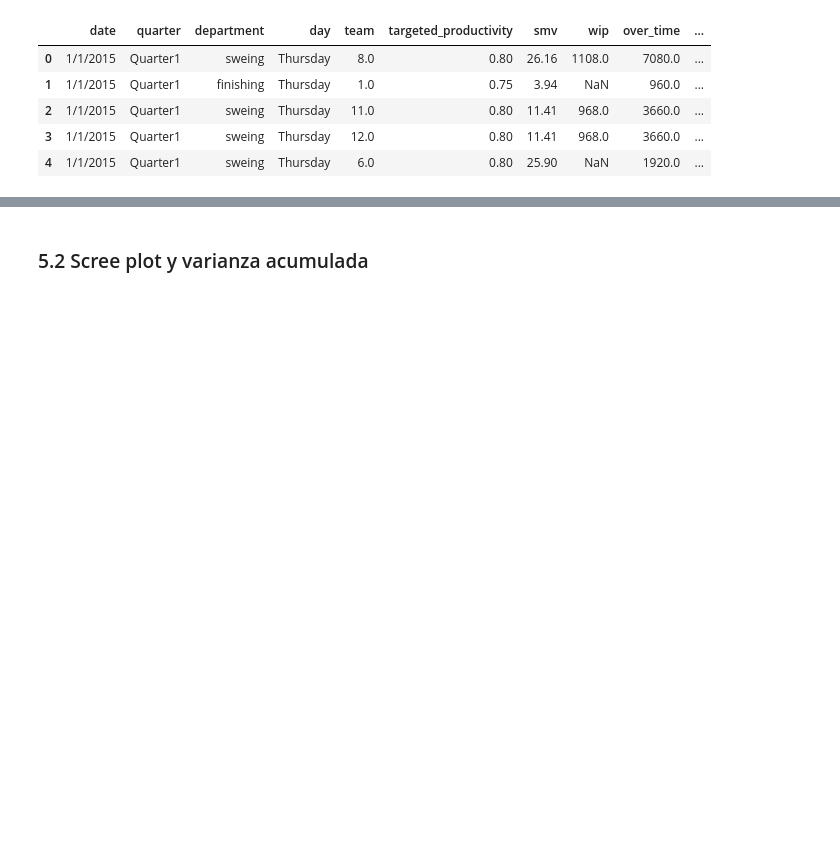
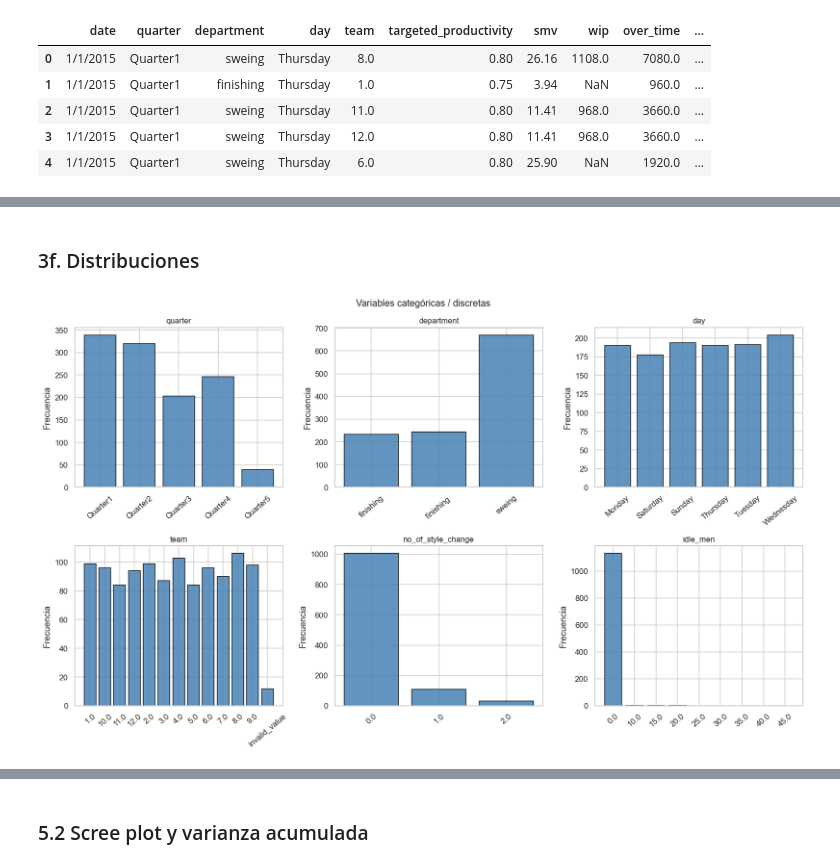
Before and after one commit to FacundoSansalone/Analisis-de-datos, a Jupyter notebook: entrega_final/Proyecto_Final.ipynb, the cells around one changed output, grey strips where cells are left out. Cells and saved outputs as stored; diff of their text form; code cells hidden in the pictures; blank space fills up the shorter version.

```diff
--- a/entrega_final/Proyecto_Final.ipynb
+++ b/entrega_final/Proyecto_Final.ipynb
@@ -591,22 +174,0 @@ que usaremos luego para PCA y los modelos.
-# %%
-vars_normalizar = ['smv','wip','over_time','incentive',
-                   'idle_time','idle_men','no_of_workers','no_of_style_change']
-
-df_minmax = df_clean.copy()
-df_minmax[vars_normalizar] = MinMaxScaler().fit_transform(df_clean[vars_normalizar])
-
-df_standard = df_clean.copy()
-df_standard[vars_normalizar] = StandardScaler().fit_transform(df_clean[vars_normalizar])
-
-vars_mostrar = ['smv','over_time','incentive','no_of_workers']
-fig, axes = plt.subplots(3, 4, figsize=(18, 12))
-cfg = [('Original', df_clean, 'gray'),
-       ('Min-Max [0,1]', df_minmax, 'steelblue'),
-       ('Z-score (media=0)', df_standard, 'darkorange')]
-for fila, (titulo, ds, color) in enumerate(cfg):
-    for j, col in enumerate(vars_mostrar):
-        axes[fila,j].hist(ds[col].dropna(), bins=25, color=color, edgecolor='black', alpha=0.8)
-        axes[fila,j].set_title(f'{col}\n{titulo}', fontsize=9)
-plt.suptitle('Comparacion: Original vs Min-Max vs Z-score', fontsize=14)
-plt.tight_layout()
-plt.show()
@@ -684,0 +249,8 @@ Varianza explicada por componente:
+# %%
+# team incluida: es categórica (etiquetas sin orden)
+vars_cat = ['quarter','department','day','team','no_of_style_change']
+for col in vars_cat:
+    cnt = df[col].value_counts(dropna=True).sort_index()
+    print(f'--- {col} ({len(cnt)} valores únicos) ---')
+    print(cnt.to_frame('Frecuencia').T)
+    print()
@@ -684,0 +275,16 @@ Varianza explicada por componente:
+# %% [markdown]
+### 3f. Distribuciones
+# %%
+fig, axes = plt.subplots(2, 3, figsize=(15, 9))
+axes = axes.flatten()
+for i, col in enumerate(['quarter','department','day','team','no_of_style_change','idle_men']):
+    cnt = df[col].value_counts().sort_index()
+    axes[i].bar(cnt.index.astype(str), cnt.values, color='steelblue', edgecolor='black', alpha=0.85)
+    axes[i].set_title(f'{col}', fontsize=11)
+    axes[i].set_ylabel('Frecuencia')
+    axes[i].tick_params(axis='x', rotation=40)
+plt.suptitle('Variables categóricas / discretas', fontsize=13)
+plt.tight_layout()
+plt.show()
+# %% [output]
+[figure, added]
```
Also changed, not shown: parts of 125 cells of this notebook, 3 other files.
